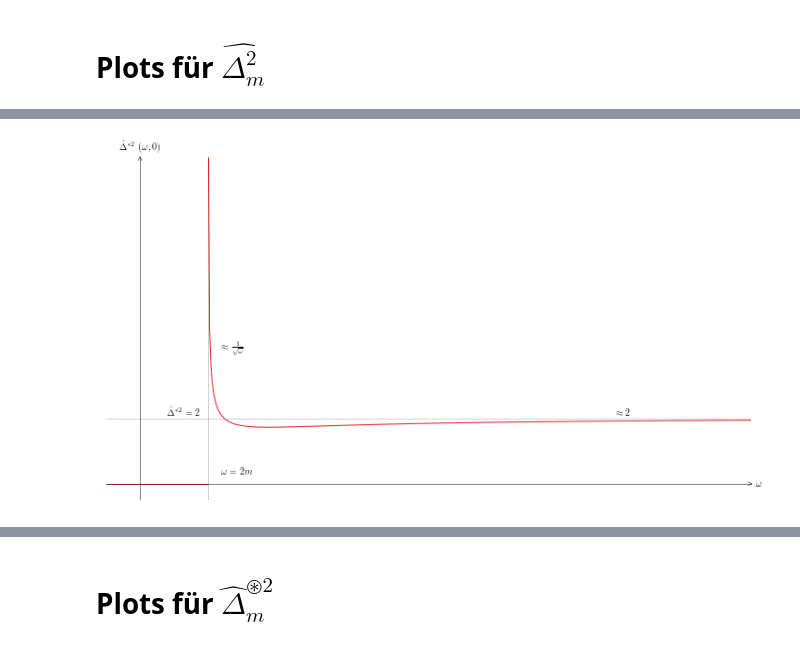
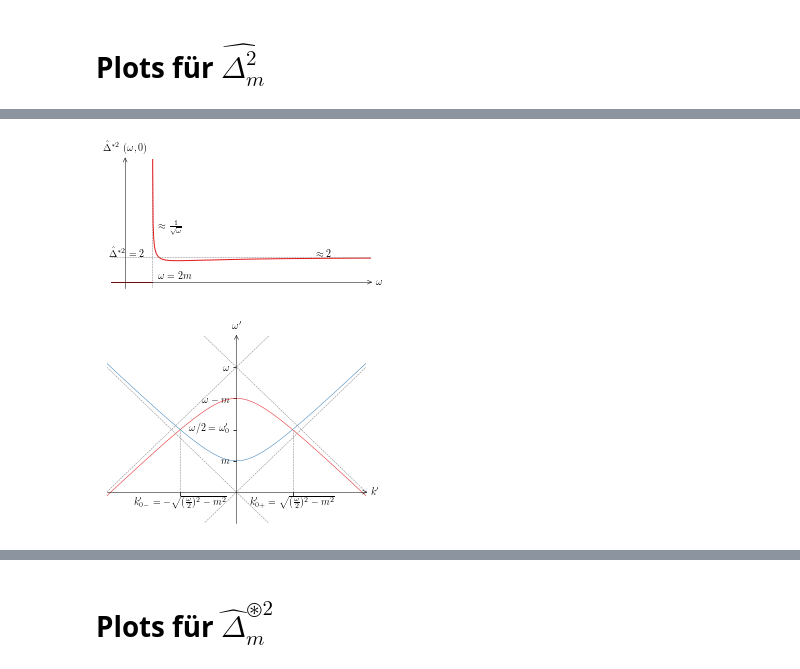
Before and after one commit to jlbosse/Bachelorarbeit, a Jupyter notebook: Aufschrieb/images/Plots.ipynb, the cells around one changed output, grey strips where cells are left out. Cells and saved outputs as stored; diff of their text form; code cells hidden in the pictures.

```diff
--- a/Aufschrieb/images/Plots.ipynb
+++ b/Aufschrieb/images/Plots.ipynb
@@ -210,37 +243,77 @@ plt.imshow?
 # %%
 w = np.linspace(0,10,1000)
 w2 = np.linspace(-2,2,10)
 data2 = np.zeros_like(w2)
 delta_m2_data=delta_m2(0,w,1)
 #delta_m2_data[0:200] = 0.0
-fig, ax = plt.subplots(figsize=(10,5.5))
+fig, ax = plt.subplots(figsize=(4,2.2))
 ax.plot(w,delta_m2_data,lw=1,c='#e41a1c')
 ax.plot(w2,data2,lw=1,c='#e41a1c')
 
 ax.vlines(2,-1,10,colors='grey',linestyles='--')
 ax.text(2.1,0.3, r'$\omega = 2 m$')
 ax.axhline(2,-1,10,color='grey',ls='--')
-ax.text(1.7,2.1, r'$\hat \Delta^{*2} = 2$')
+ax.text(1.2,2.1, r'$\hat \Delta^{*2} = 2$')
 ax.text(2.1,4, r'$\approx \frac{1}{\sqrt{\omega}}$')
 ax.text(5,2.1, r'$\approx 2$')
 
 
 ax.spines['left'].set_position(('data',1.5))
 ax.spines['bottom'].set_position('zero')
 ax.set_xticks([])
 ax.set_yticks([])
 
 ax.set_xlim([1.25,6])
 ax.set_ylim([-0.5,10])
 
-
 arrowed_spines(ax=ax,labels=(r'$\omega$',r'$\hat\Delta^{*2} ~(\omega, 0)$'))
-#leg = ax.legend(loc=1)
-#leg.get_frame().set_linewidth(0.5)
 
 fig.tight_layout()
-
 fig.savefig("delta_m2_k0.pgf")
 fig.savefig("delta_m2_k0.pdf")
 # %% [output]
-[figure, old version]
+[figure, new version]
+# %%
+m=1
+E = 4
+p = 0
+
+k = np.linspace(-15,15,500)
+inverted_mass_shell = E-omega(p-k,m)
+mass_shell = omega(k, m)
+
+fig, ax = plt.subplots(figsize=(4,3))
+label1 = r"$\omega^{\prime 2} = k^{\prime} + m^2, \omega^{\prime} > 0$"
+label2 = r"$(\omega - \omega^{\prime})^2 = (k-k^{\prime})^2 + m^2, \omega - \omega^{\prime} > 0$"
+ax.plot(k,inverted_mass_shell, label=label2)
+ax.plot(k,mass_shell, label=label1)
+
+ax.plot(k,k, ls='--', color='grey')
+ax.plot(k,-k, ls='--', color='grey')
+ax.plot(p-k,E-k, ls='--', color='grey')
+ax.plot(p-k,E+k, ls='--', color='grey')
+
+#arrowprops = dict(arrowstyle='<-', facecolor='black', linewidth='0.5')
+#ax.annotate(r"$(k, \omega)$", (0,0), xytext=(p-0.45,E+0.2),xycoords='data',arrowprops=arrowprops)
+
+ax.spines['left'].set_position('zero')
+ax.spines['bottom'].set_position('zero')
+ylabels=[r'$m$',r"$\omega/2 = \omega^\prime_0$", r'$\omega - m$', r'$\omega$']
+xlabels=[r"$k^\prime_{0-} = -\sqrt{(\frac{\omega}{2})^2-m^2}$",\
+         r"$k^\prime_{0+} = \sqrt{(\frac{\omega}{2})^2-m^2}$"]
+plt.yticks([m,E/2,E-m,E],ylabels)
+plt.xticks([-np.sqrt((E/2)**2-m**2),np.sqrt((E/2)**2-m**2)],xlabels)
+ax.vlines((-np.sqrt((E/2)**2-m**2),+np.sqrt((E/2)**2-m**2)),0,E/2,colors='grey',linestyles='--')
+
+ax.set_xlim([-4,4])
+ax.set_ylim([-1,5])
+
+arrowed_spines(ax=ax,labels=(r"$k^{\prime}$",r"$\omega^{\prime}$"))
+#leg = ax.legend(loc=3)
+#leg.get_frame().set_linewidth(0.0)
+
+fig.tight_layout()
+fig.savefig("mass_shell_convolution.pdf")
+fig.savefig("mass_shell_convolution.pgf")
+# %% [output]
+[figure, added]
```
Also changed, not shown: parts of 17 cells of this notebook, 54 other files.
